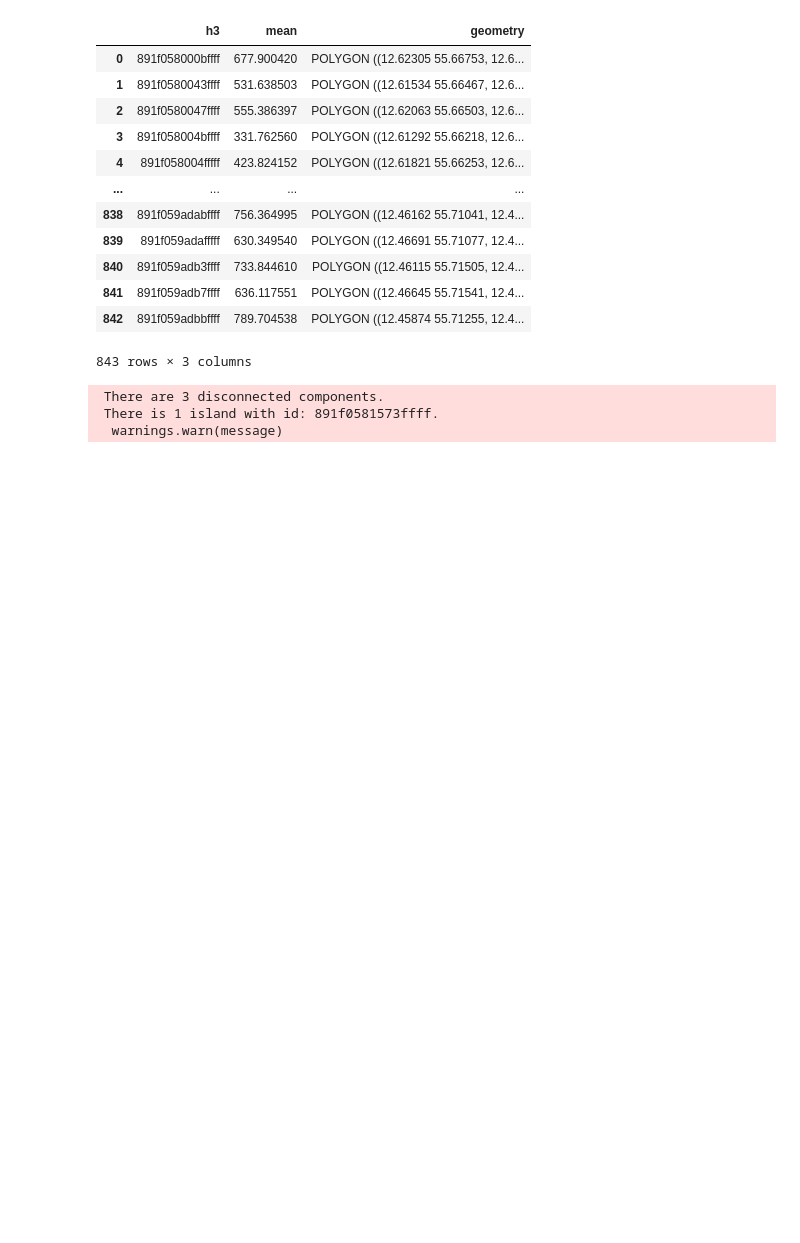
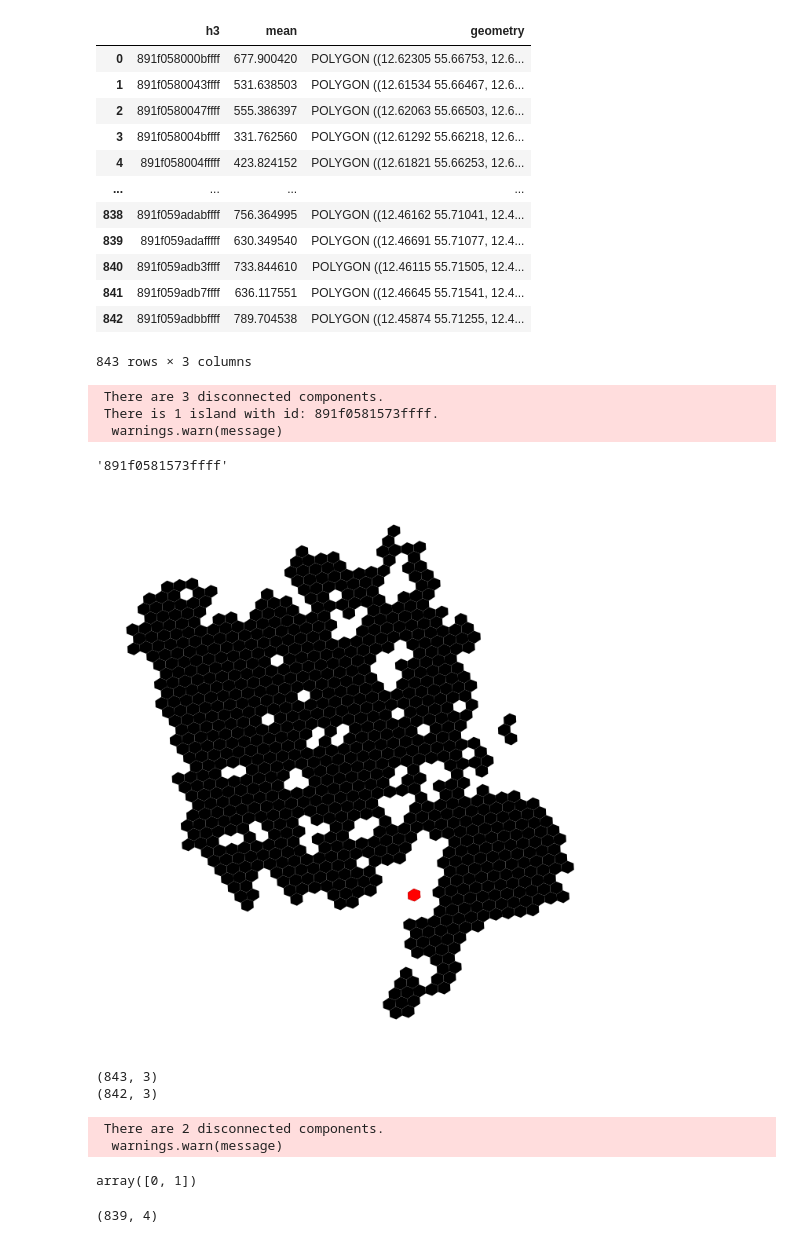
Before and after one commit to MiriamEspinosa/QoL_Copenhagen, a Jupyter notebook: notebooks/clustering.ipynb, the cells around one changed output. Cells and saved outputs as stored; diff of their text form; code cells hidden in the pictures; blank space fills up the shorter version.

```diff
--- a/notebooks/clustering.ipynb
+++ b/notebooks/clustering.ipynb
@@ -185,3 +188,52 @@ w = weights.Queen.from_dataframe(gdf, ids="h3")
  There are 3 disconnected components.
  There is 1 island with id: 891f0581573ffff.
   warnings.warn(message)
+# %%
+w.islands[0]
+# %% [output]
+'891f0581573ffff'
+# %%
+# explore islands from warning
+ax = gdf.plot(color='k', figsize=(9, 9))
+# gdf.loc[w.islands, :].plot(color='red', ax=ax)
+gdf.loc[gdf['h3'] == w.islands[0]].plot(color='red', ax=ax) # there is only one island
+ax.set_axis_off()
+# %% [output]
+[figure, added]
+# %%
+rows = gdf.loc[gdf['h3'] == w.islands[0]].index
+# gdf_test = gdf.copy()
+print(gdf.shape)
+gdf.drop(rows, inplace=True)
+print(gdf.shape)
+# print(gdf_test.shape)
+# %% [output]
+(843, 3)
+(842, 3)
+# %%
+# Now that islands are removed, reset the weights
+w = weights.Queen.from_dataframe(gdf, ids="h3")
+# %% [output]
+ There are 2 disconnected components.
+  warnings.warn(message)
+# %%
+# w.component_labels
+
+gdf['component'] = w.component_labels
+gdf.component.unique()
+# %% [output]
+array([0, 1])
+# %%
+# gdf[gdf['component']==1]
+
+# rows = gdf.loc[gdf['h3'] == w.islands[0]].index
+rows2 = gdf[gdf['component']==1].index
+
+# gdf_test = gdf.copy()
+gdf.drop(rows2, inplace=True)
+print(gdf.shape)
+# print(gdf.shape)
+# gdf.drop(rows, inplace=True)
+# print(gdf.shape)
+# %% [output]
+(839, 4)
```
Also changed, not shown: parts of 27 cells of this notebook.
